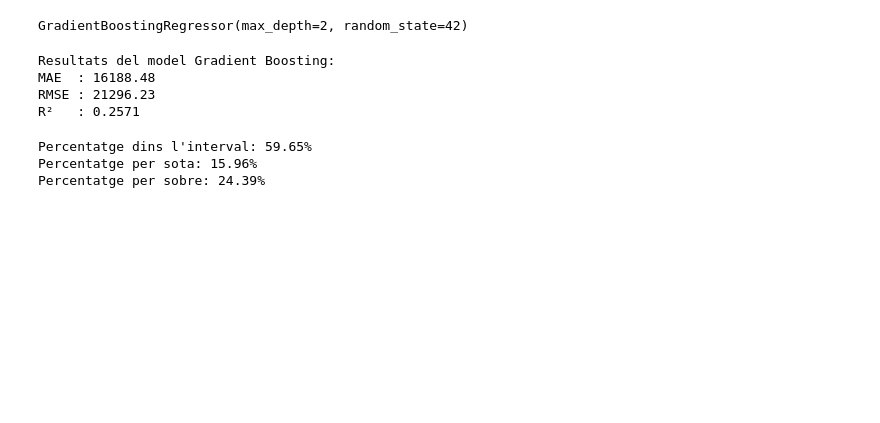
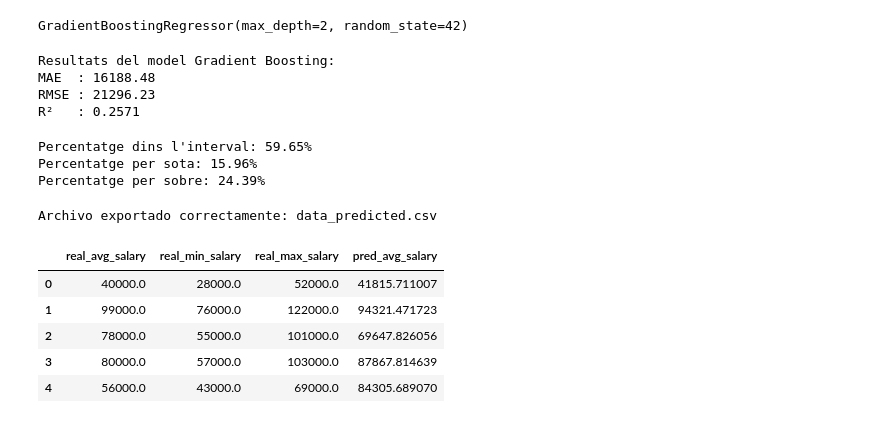
Before and after one commit to sarachillon/casKaggle, a Jupyter notebook: Modelitzacio.ipynb, the cells around one changed output. Saved outputs shown, nothing was run; the diff lists cells and outputs as text; code cells hidden in the pictures; blank space fills up the shorter version.

Commit message:
export de les prediccions

```diff
--- a/Modelitzacio.ipynb
+++ b/Modelitzacio.ipynb
@@ -504,3 +500,27 @@ print(f"Percentatge per sobre: {pct_above:.2f}%")
 Percentatge dins l'interval: 59.65%
 Percentatge per sota: 15.96%
 Percentatge per sobre: 24.39%
+# %%
+df_export = pd.DataFrame({
+    "real_avg_salary": y_test["avg_salary"].values,
+    "real_min_salary": y_test["min_salary"].values,  # opcional, para análisis de intervalo
+    "real_max_salary": y_test["max_salary"].values,  # opcional
+    "pred_avg_salary": y_pred  # ya es 1D, no usamos [:,0]
+})
+
+# Nombre del archivo (puedes añadir timestamp si quieres)
+file_name = "data_predicted.csv"
+
+# Guardar a CSV
+df_export.to_csv(file_name, index=False)
+
+print(f"Archivo exportado correctamente: {file_name}")
+df_export.head()
+# %% [output]
+Archivo exportado correctamente: data_predicted.csv
+|  | real_avg_salary | real_min_salary | real_max_salary | pred_avg_salary |
+| 0 | 40000.0 | 28000.0 | 52000.0 | 41815.711007 |
+| 1 | 99000.0 | 76000.0 | 122000.0 | 94321.471723 |
+| 2 | 78000.0 | 55000.0 | 101000.0 | 69647.826056 |
+| 3 | 80000.0 | 57000.0 | 103000.0 | 87867.814639 |
+| 4 | 56000.0 | 43000.0 | 69000.0 | 84305.689070 |
```
Also changed, not shown: parts of 2 cells of this notebook, 1 other file.
